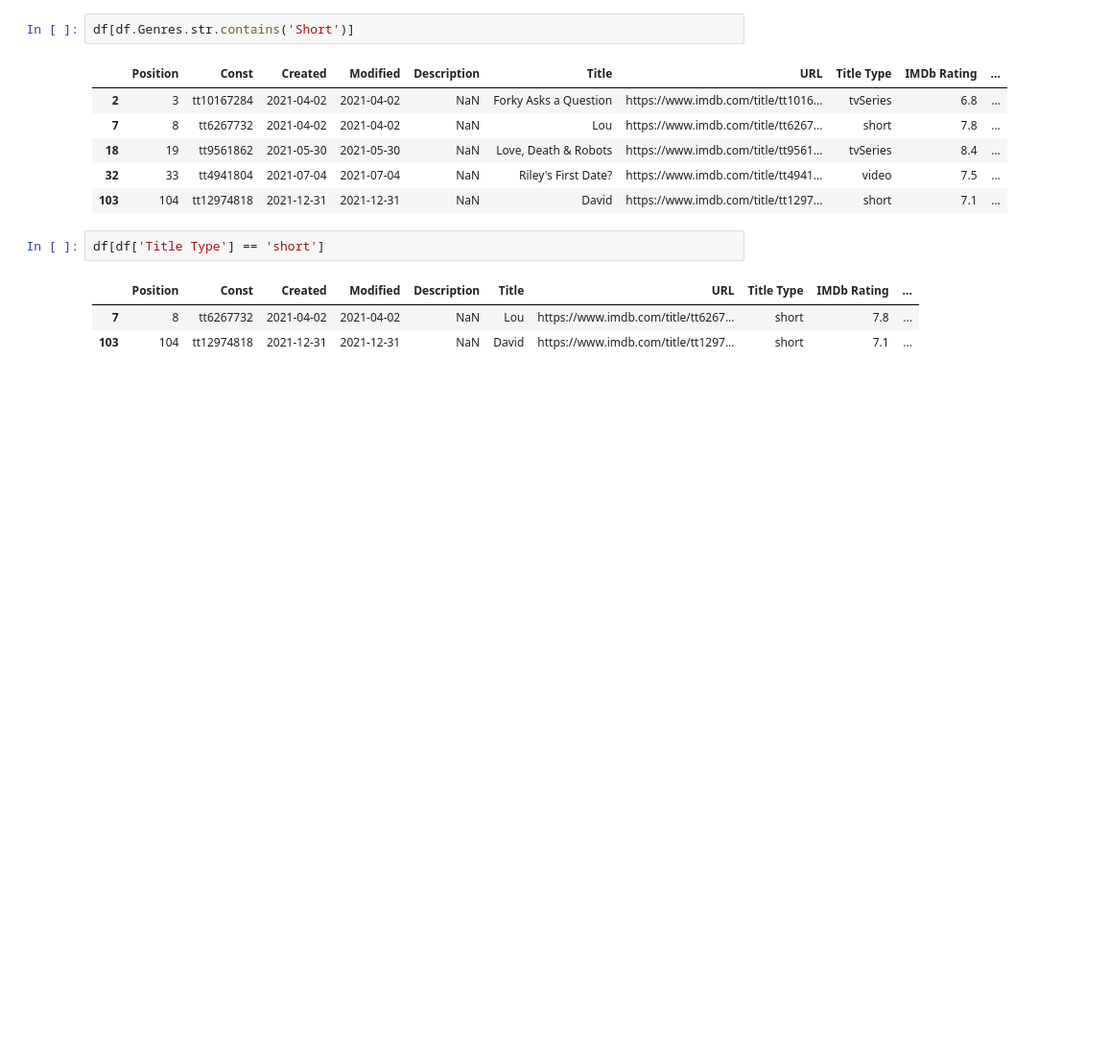
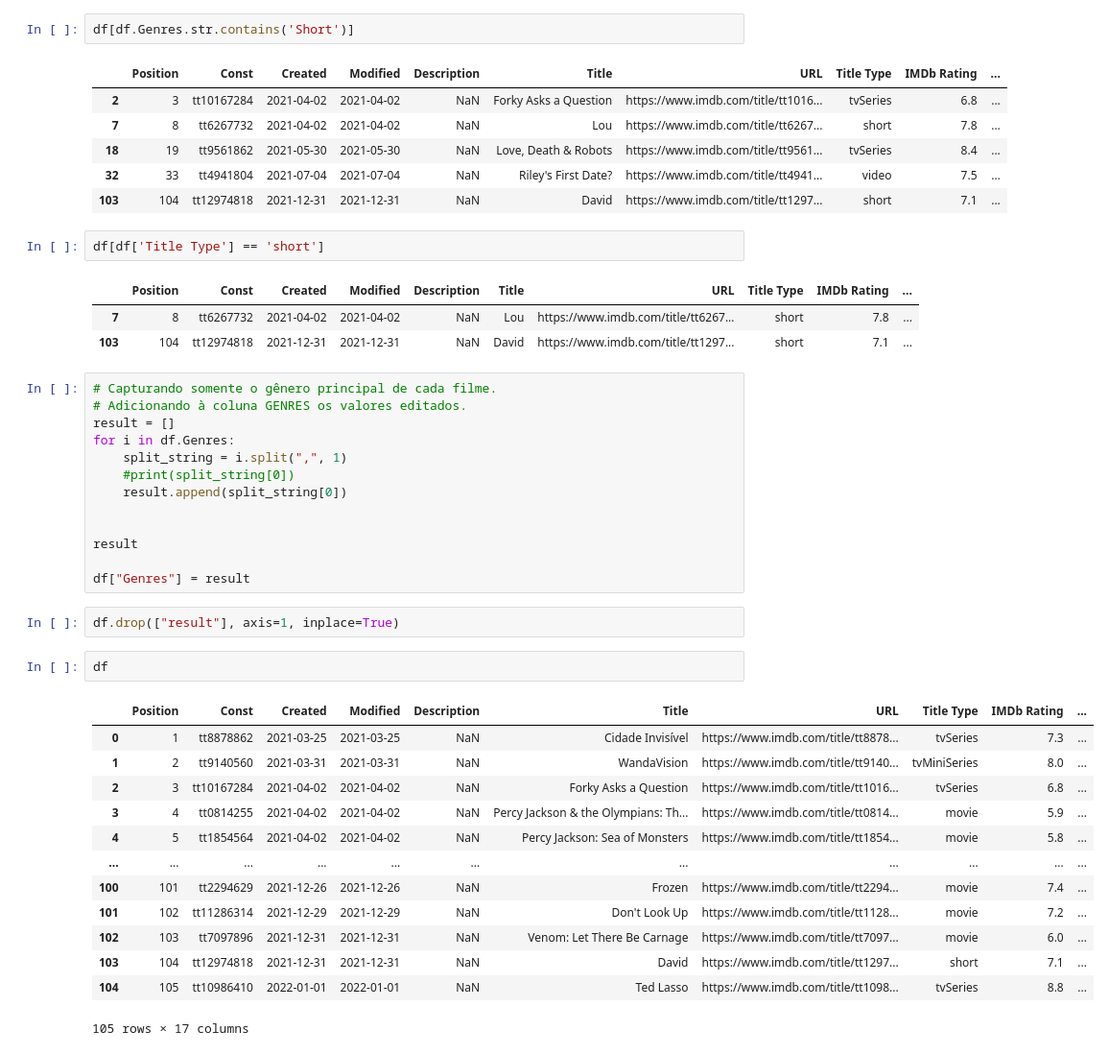
Before and after one commit to rodolforicardotech/my-movies-2021, a Jupyter notebook: analise.ipynb, the cells around one changed output. Shown at 96% size. Drawn from its saved outputs; the diff is of its cells as text; blank space fills up the shorter version.

Commit message:
somente o primeiro gênero de cada filme

```diff
--- a/analise.ipynb
+++ b/analise.ipynb
@@ -291,3 +291,34 @@ df[df['Title Type'] == 'short']
 |  | Position | Const | Created | Modified | Description | Title | URL | Title Type | IMDb Rating | ... |
 | 7 | 8 | tt6267732 | 2021-04-02 | 2021-04-02 | NaN | Lou | https://www.imdb.com/title/tt6267... | short | 7.8 | ... |
 | 103 | 104 | tt12974818 | 2021-12-31 | 2021-12-31 | NaN | David | https://www.imdb.com/title/tt1297... | short | 7.1 | ... |
+# %%
+# Capturando somente o gênero principal de cada filme.
+# Adicionando à coluna GENRES os valores editados.
+result = []
+for i in df.Genres:
+    split_string = i.split(",", 1)
+    #print(split_string[0])
+    result.append(split_string[0])
+
+
+result
+
+df["Genres"] = result
+# %%
+df.drop(["result"], axis=1, inplace=True)
+# %%
+df
+# %% [output]
+|  | Position | Const | Created | Modified | Description | Title | URL | Title Type | IMDb Rating | ... |
+| 0 | 1 | tt8878862 | 2021-03-25 | 2021-03-25 | NaN | Cidade Invisível | https://www.imdb.com/title/tt8878... | tvSeries | 7.3 | ... |
+| 1 | 2 | tt9140560 | 2021-03-31 | 2021-03-31 | NaN | WandaVision | https://www.imdb.com/title/tt9140... | tvMiniSeries | 8.0 | ... |
+| 2 | 3 | tt10167284 | 2021-04-02 | 2021-04-02 | NaN | Forky Asks a Question | https://www.imdb.com/title/tt1016... | tvSeries | 6.8 | ... |
+| 3 | 4 | tt0814255 | 2021-04-02 | 2021-04-02 | NaN | Percy Jackson & the Olympians: Th... | https://www.imdb.com/title/tt0814... | movie | 5.9 | ... |
+| 4 | 5 | tt1854564 | 2021-04-02 | 2021-04-02 | NaN | Percy Jackson: Sea of Monsters | https://www.imdb.com/title/tt1854... | movie | 5.8 | ... |
+| ... | ... | ... | ... | ... | ... | ... | ... | ... | ... | ... |
+| 100 | 101 | tt2294629 | 2021-12-26 | 2021-12-26 | NaN | Frozen | https://www.imdb.com/title/tt2294... | movie | 7.4 | ... |
+| 101 | 102 | tt11286314 | 2021-12-29 | 2021-12-29 | NaN | Don't Look Up | https://www.imdb.com/title/tt1128... | movie | 7.2 | ... |
+| 102 | 103 | tt7097896 | 2021-12-31 | 2021-12-31 | NaN | Venom: Let There Be Carnage | https://www.imdb.com/title/tt7097... | movie | 6.0 | ... |
+| 103 | 104 | tt12974818 | 2021-12-31 | 2021-12-31 | NaN | David | https://www.imdb.com/title/tt1297... | short | 7.1 | ... |
+| 104 | 105 | tt10986410 | 2022-01-01 | 2022-01-01 | NaN | Ted Lasso | https://www.imdb.com/title/tt1098... | tvSeries | 8.8 | ... |
+105 rows × 17 columns
```
Also changed, not shown: parts of 1 cell of this notebook.
